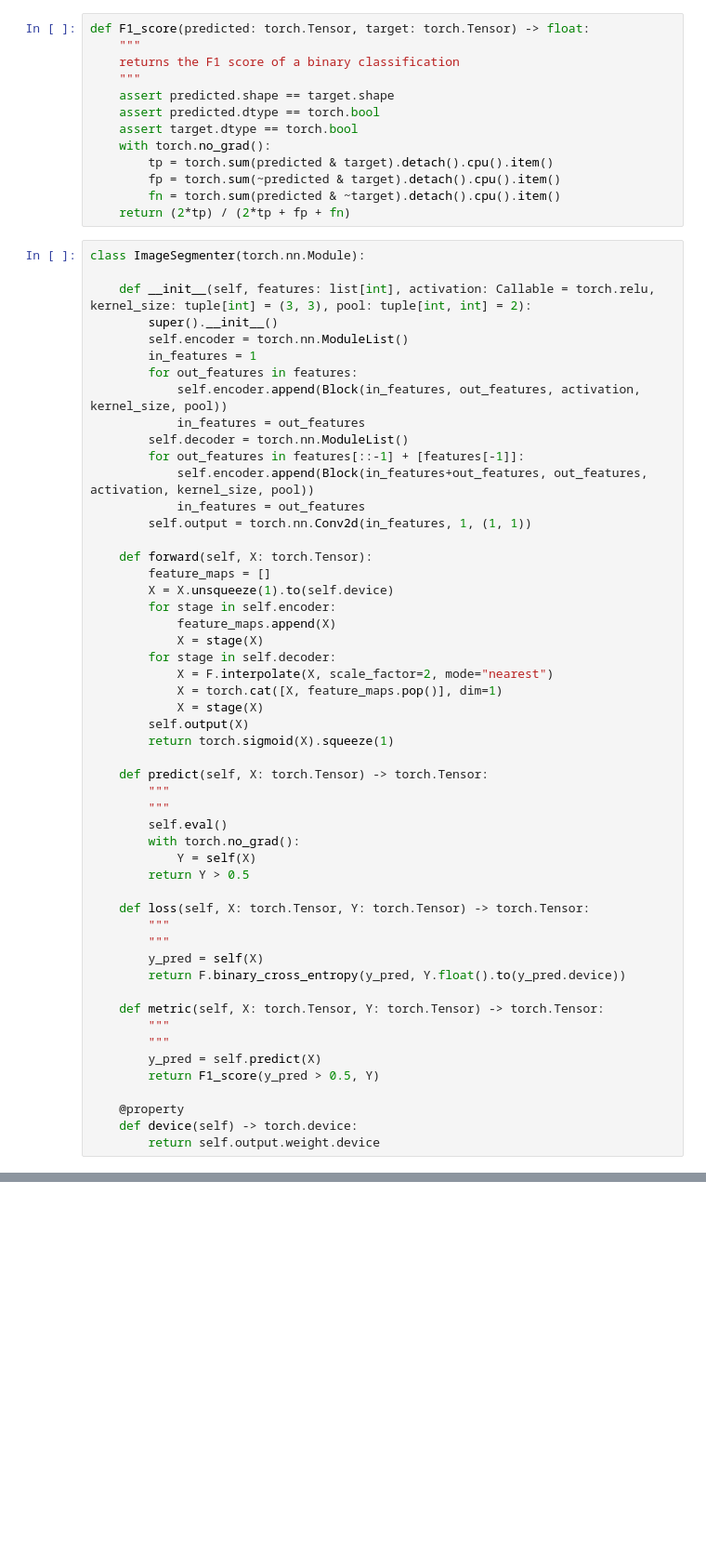
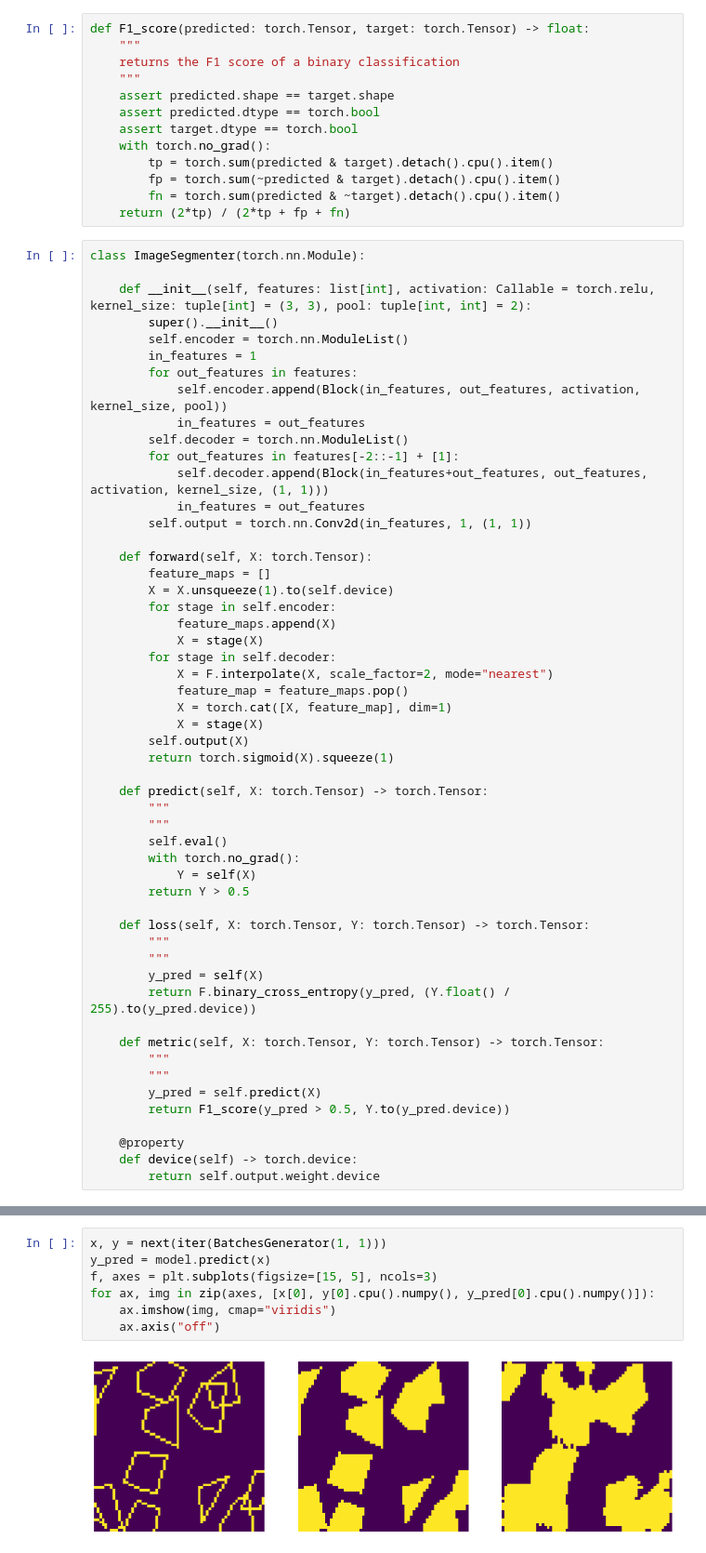
Before and after one commit to BFavier/bfavier.github.io, a Jupyter notebook: introduction_to_deep_learning/notebooks/introduction_to_deep_learning_TD_2.ipynb, the cells around one changed output, grey strips where cells are left out. Shown at 93% size. Cells and saved outputs as stored; diff of their text form; blank space fills up the shorter version.

Commit message:
debuged image segmentation

```diff
--- a/introduction_to_deep_learning/notebooks/introduction_to_deep_learning_TD_2.ipynb
+++ b/introduction_to_deep_learning/notebooks/introduction_to_deep_learning_TD_2.ipynb
@@ -347,8 +347,8 @@ class ImageSegmenter(torch.nn.Module):
             self.encoder.append(Block(in_features, out_features, activation, kernel_size, pool))
             in_features = out_features
         self.decoder = torch.nn.ModuleList()
-        for out_features in features[::-1] + [features[-1]]:
-            self.encoder.append(Block(in_features+out_features, out_features, activation, kernel_size, pool))
+        for out_features in features[-2::-1] + [1]:
+            self.decoder.append(Block(in_features+out_features, out_features, activation, kernel_size, (1, 1)))
             in_features = out_features
         self.output = torch.nn.Conv2d(in_features, 1, (1, 1))
 
@@ -360,7 +360,8 @@ class ImageSegmenter(torch.nn.Module):
             X = stage(X)
         for stage in self.decoder:
             X = F.interpolate(X, scale_factor=2, mode="nearest")
-            X = torch.cat([X, feature_maps.pop()], dim=1)
+            feature_map = feature_maps.pop()
+            X = torch.cat([X, feature_map], dim=1)
             X = stage(X)
         self.output(X)
         return torch.sigmoid(X).squeeze(1)
@@ -377,13 +378,13 @@ class ImageSegmenter(torch.nn.Module):
         """
         """
         y_pred = self(X)
-        return F.binary_cross_entropy(y_pred, Y.float().to(y_pred.device))
+        return F.binary_cross_entropy(y_pred, (Y.float() / 255).to(y_pred.device))
 
     def metric(self, X: torch.Tensor, Y: torch.Tensor) -> torch.Tensor:
         """
         """
         y_pred = self.predict(X)
-        return F1_score(y_pred > 0.5, Y)
+        return F1_score(y_pred > 0.5, Y.to(y_pred.device))
 
     @property
     def device(self) -> torch.device:
@@ -400,0 +416,9 @@ model()
+# %%
+x, y = next(iter(BatchesGenerator(1, 1)))
+y_pred = model.predict(x)
+f, axes = plt.subplots(figsize=[15, 5], ncols=3)
+for ax, img in zip(axes, [x[0], y[0].cpu().numpy(), y_pred[0].cpu().numpy()]):
+    ax.imshow(img, cmap="viridis")
+    ax.axis("off")
+# %% [output]
+[figure, added]
```
Also changed, not shown: parts of 2 cells of this notebook.
